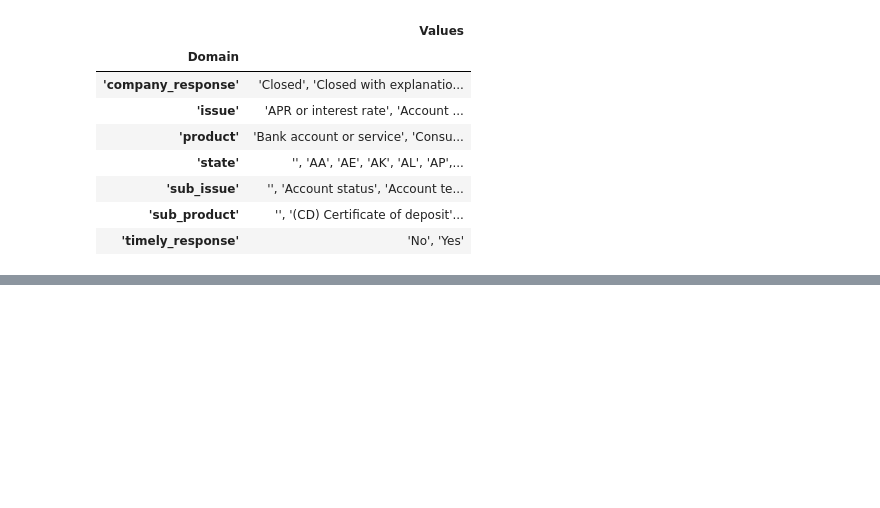
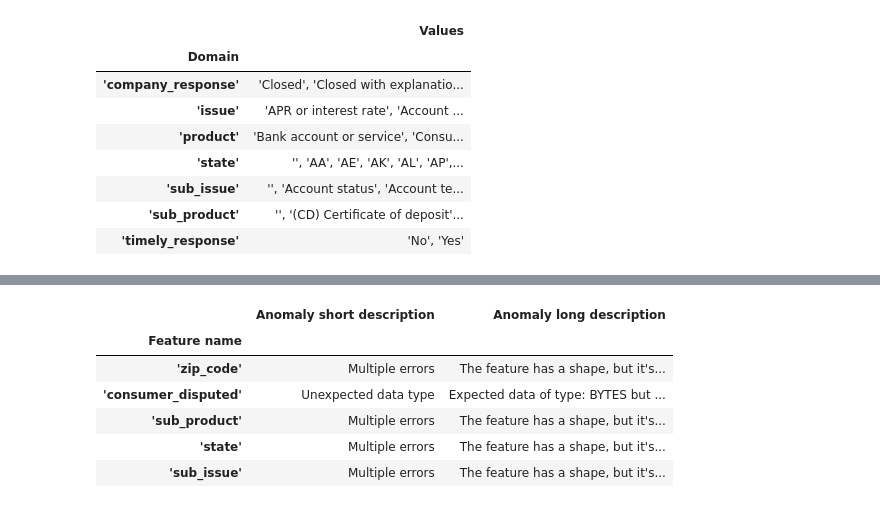
Before and after one commit to SpandanaKalakonda/Building_ML_Pipelines, a Jupyter notebook: data_validation_using_tf.ipynb, the cells around one changed output, grey strips where cells are left out. Cells and saved outputs as stored; diff of their text form; code cells hidden in the pictures; blank space fills up the shorter version.

```diff
--- a/data_validation_using_tf.ipynb
+++ b/data_validation_using_tf.ipynb
@@ -197,0 +205,2 @@ tfdv.visualize_statistics(lhs_statistics=stats, rhs_statistics=stats_tf_record,
+# %%
+schema_tf = tfdv.load_schema_text("/content/schema_tf_record.pbtxt")
@@ -197,0 +260,12 @@ tfdv.visualize_statistics(lhs_statistics=stats, rhs_statistics=stats_tf_record,
+# %%
+updated_anomalies = tfdv.validate_statistics(statistics=stats, schema=schema_tf)
+# %%
+tfdv.display_anomalies(updated_anomalies)
+# %% [output]
+|  | Anomaly short description | Anomaly long description |
+| Feature name |  |  |
+| 'zip_code' | Multiple errors | The feature has a shape, but it's... |
+| 'consumer_disputed' | Unexpected data type | Expected data of type: BYTES but ... |
+| 'sub_product' | Multiple errors | The feature has a shape, but it's... |
+| 'state' | Multiple errors | The feature has a shape, but it's... |
+| 'sub_issue' | Multiple errors | The feature has a shape, but it's... |
```
Also changed, not shown: parts of 18 cells of this notebook.
